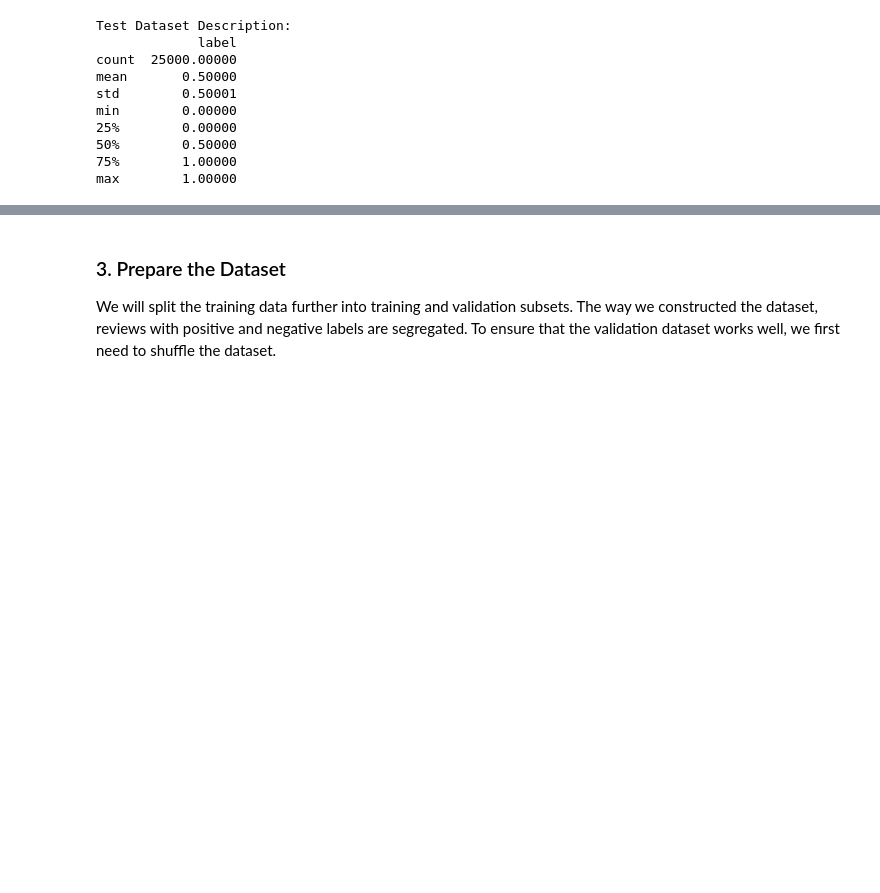
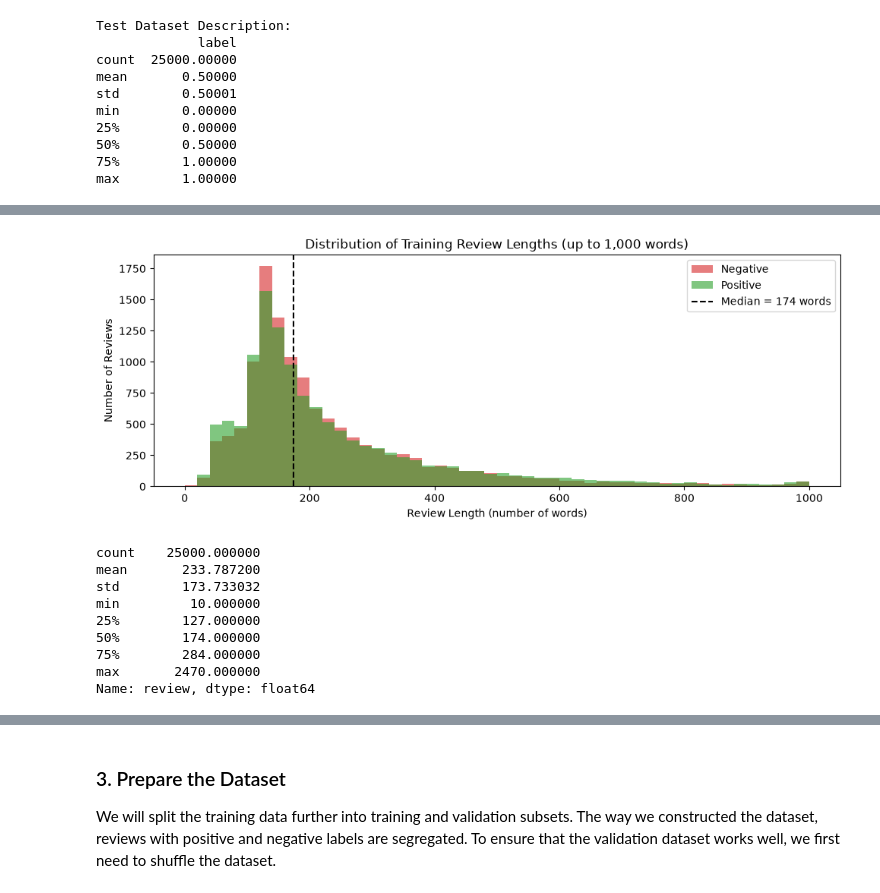
Before and after one commit to mcml1225/sentimentscope-transformer, a Jupyter notebook: SentimentScope_starter.ipynb, the cells around one changed output, grey strips where cells are left out. Drawn from its saved outputs; the diff is of its cells as text; code cells hidden in the pictures; blank space fills up the shorter version.

```diff
--- a/SentimentScope_starter.ipynb
+++ b/SentimentScope_starter.ipynb
@@ -351,0 +369,26 @@ max        1.00000
+# %%
+train_lengths = train_df["review"].str.split().str.len()
+
+fig, ax = plt.subplots(figsize=(10, 4))
+ax.hist(train_lengths[train_df["label"] == 0], bins=50, range=(0, 1000), alpha=0.6, color="tab:red", label="Negative")
+ax.hist(train_lengths[train_df["label"] == 1], bins=50, range=(0, 1000), alpha=0.6, color="tab:green", label="Positive")
+ax.axvline(train_lengths.median(), color="black", linestyle="--", label=f"Median = {train_lengths.median():.0f} words")
+ax.set_title("Distribution of Training Review Lengths (up to 1,000 words)")
+ax.set_xlabel("Review Length (number of words)")
+ax.set_ylabel("Number of Reviews")
+ax.legend()
+plt.tight_layout()
+plt.show()
+
+print(train_lengths.describe())
+# %% [output]
+[figure, added]
+count    25000.000000
+mean       233.787200
+std        173.733032
+min         10.000000
+25%        127.000000
+50%        174.000000
+75%        284.000000
+max       2470.000000
+Name: review, dtype: float64
```
Also changed, not shown: parts of 3 cells of this notebook.
